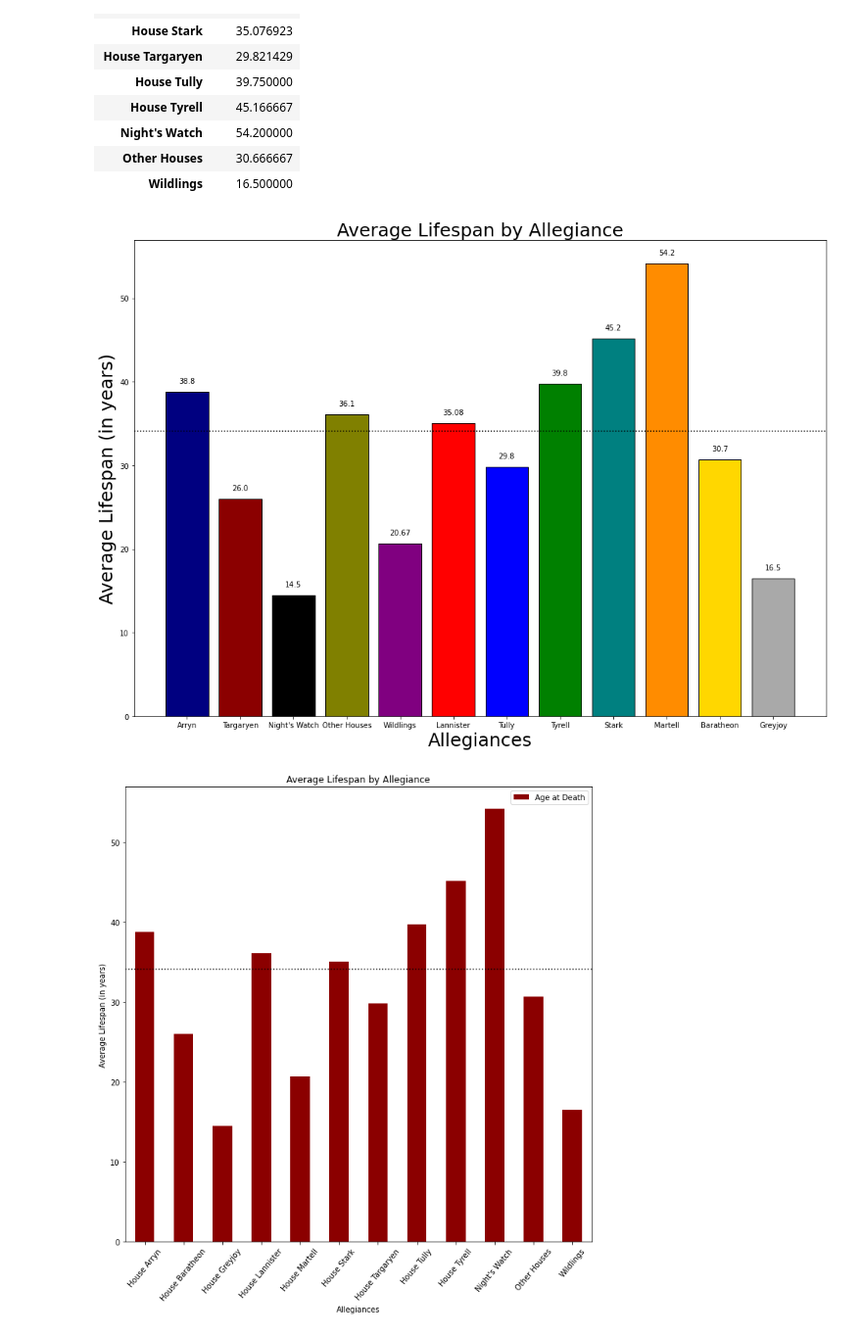
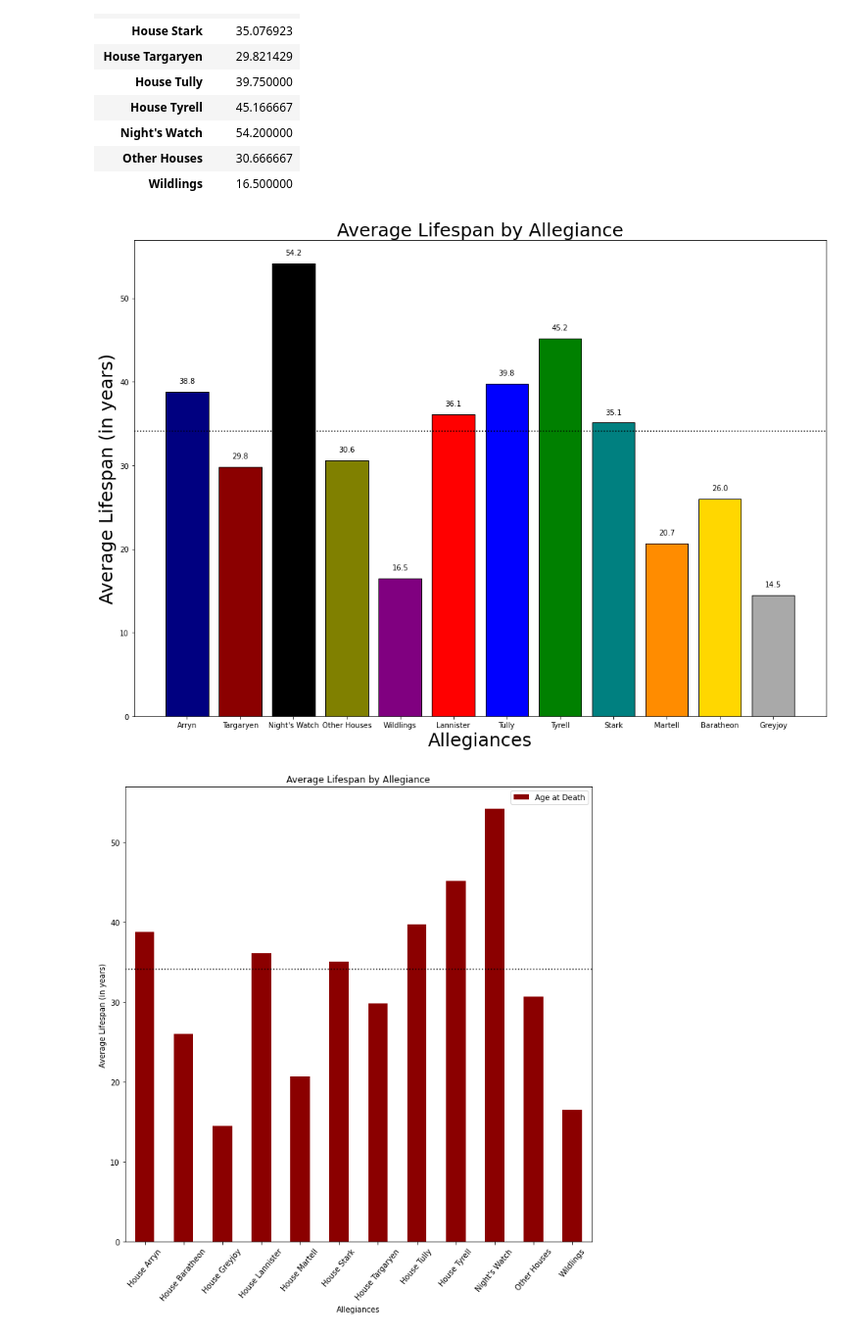
Before and after one commit to AKlepal/Project-One, a Jupyter notebook: ALS_Roland_code.ipynb, the cells around one changed output. Shown at 98% size. Drawn from its saved outputs; the diff is of its cells as text; code cells hidden in the pictures.

```diff
--- a/ALS_Roland_code.ipynb
+++ b/ALS_Roland_code.ipynb
@@ -125,35 +125,35 @@ The average lifespan in Game of Thrones is 34.1271186440678 years.
 # %%
 #X-values and average Y-values
 x = ['Arryn', 'Targaryen', "Night's Watch", 'Other Houses',
        'Wildlings', 'Lannister', 'Tully', 'Tyrell',
        'Stark', 'Martell', 'Baratheon', 'Greyjoy']
-y = [38.8, 26.0, 14.5, 36.1, 20.67, 35.08, 29.8, 39.8, 45.2, 54.2, 30.7, 16.5]
+y = [38.8, 29.8, 54.2, 30.6, 16.5, 36.1, 39.8, 45.2, 35.1, 20.7, 26.0, 14.5]
 #for index, value in enumerate(y):
     #plt.text(value, index, str(value), fontsize=5)
 plt.figure(figsize=(17,12), facecolor="white")
 plt.bar(x, y, color=["navy", "darkred", "black", "olive", "purple", "red", "blue","green", "teal", "darkorange", "gold", "darkgrey"], edgecolor='black')
 plt.title("Average Lifespan by Allegiance", fontsize=25)
 plt.xlabel("Allegiances", fontsize=25)
 plt.ylabel("Average Lifespan (in years)", fontsize=25)
 plt.text(0, y[0] + 1, y[0], ha = 'center')
 plt.text(1, y[1] + 1, y[1], ha = 'center')
 plt.text(2, y[2] + 1, y[2], ha = 'center')
 plt.text(3, y[3] + 1, y[3], ha = 'center')
 plt.text(4, y[4] + 1, y[4], ha = 'center')
 plt.text(5, y[5] + 1, y[5], ha = 'center')
 plt.text(6, y[6] + 1, y[6], ha = 'center')
 plt.text(7, y[7] + 1, y[7], ha = 'center')
 plt.text(8, y[8] + 1, y[8], ha = 'center')
 plt.text(9, y[9] + 1, y[9], ha = 'center')
 plt.text(10, y[10] + 1, y[10], ha = 'center')
 plt.text(11, y[11] + 1, y[11], ha = 'center')
 #Set threshold line at the average lifespan
 plt.axhline(avg_lsp, color='black', ls='dotted')
 # The plot display
 
 plt.show()
 # %% [output]
-[figure, old version]
+[figure, new version]
 # %%
 # Create a bar chart based off of the group series from before
 als_chart = totals_df.plot(kind='bar', color="darkred", rot=50, figsize=(11,11))
```
